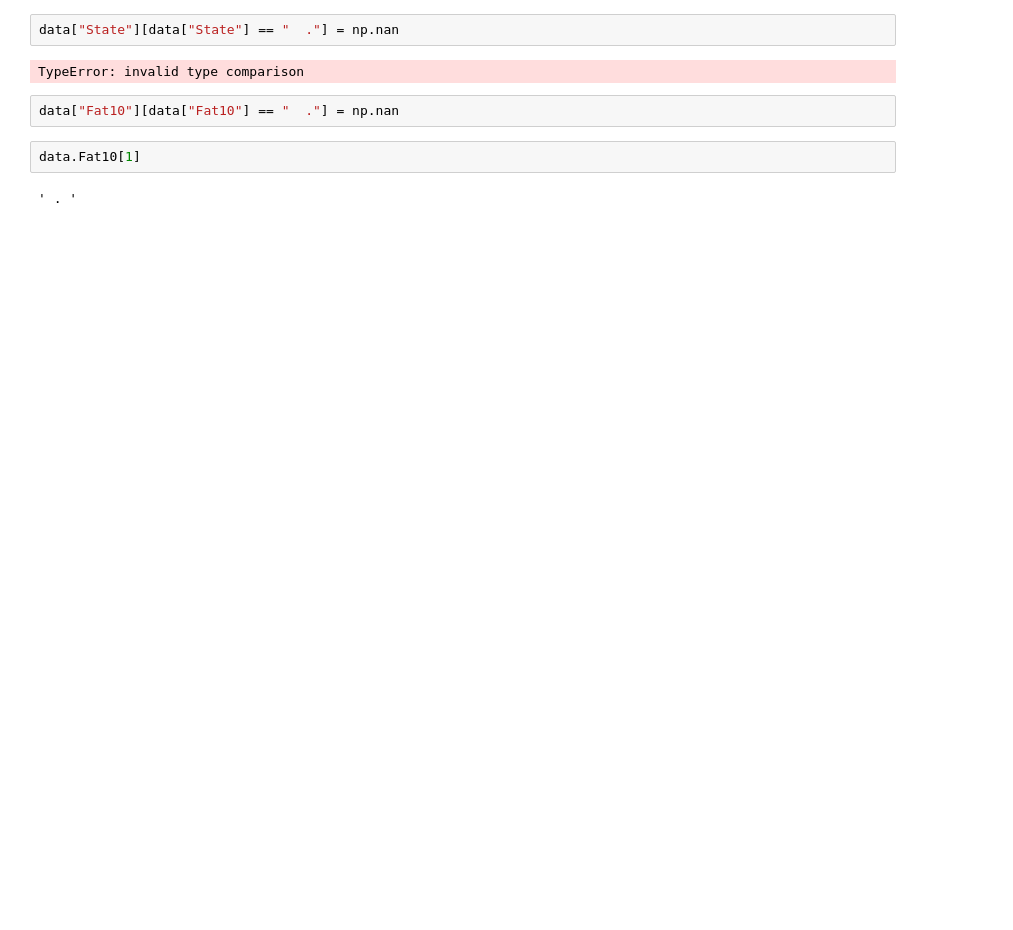
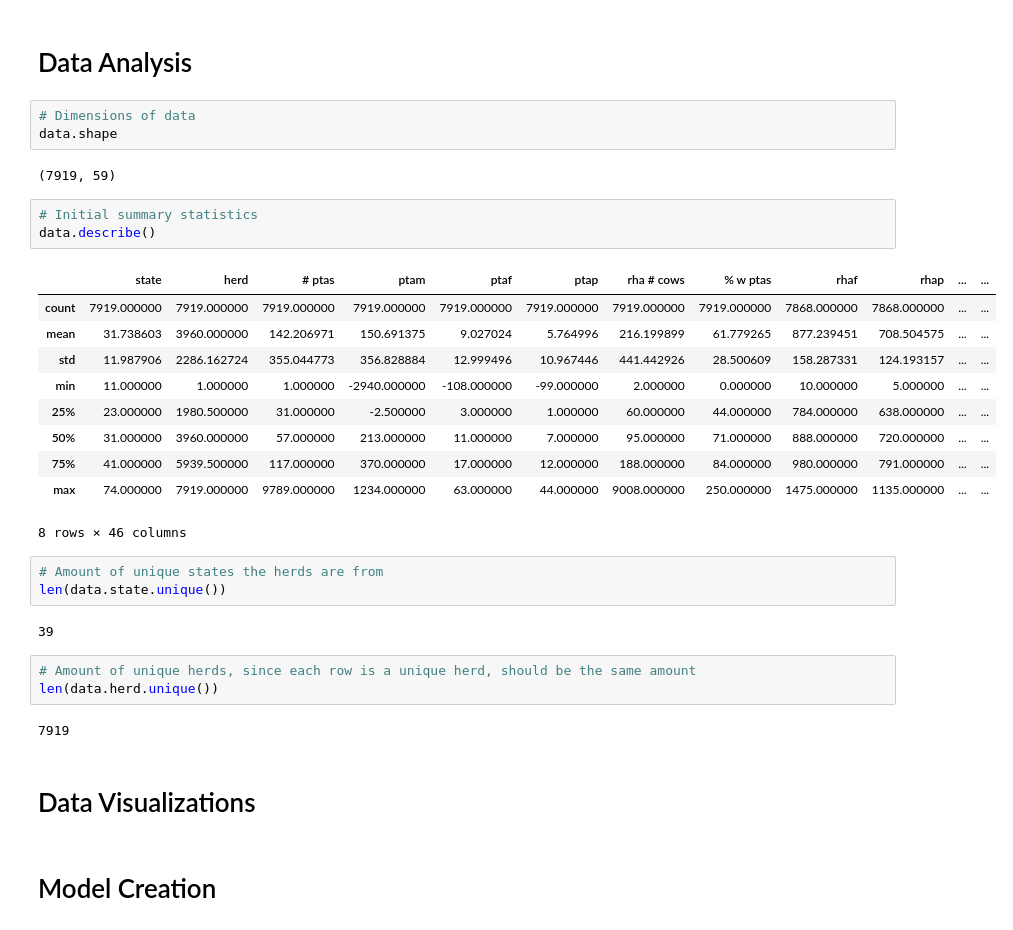
Before and after one commit to thebrianbn/cow_ml, a Jupyter notebook: milk_fat_prediction/milk_fat_analysis.ipynb, the cells around one changed output. Cells and saved outputs as stored; diff of their text form; blank space fills up the shorter version.

```diff
--- a/milk_fat_prediction/milk_fat_analysis.ipynb
+++ b/milk_fat_prediction/milk_fat_analysis.ipynb
@@ -39,10 +54,35 @@ data
-# %%
-data["State"][data["State"] == "  ."] = np.nan
-# %% [output]
-TypeError: invalid type comparison
-# %%
-data["Fat10"][data["Fat10"] == "  ."] = np.nan
-# %%
-data.Fat10[1]
-# %% [output]
-' . '
+# %% [markdown]
+# Data Analysis
+# %%
+# Dimensions of data
+data.shape
+# %% [output]
+(7919, 59)
+# %%
+# Initial summary statistics
+data.describe()
+# %% [output]
+|  | state | herd | # ptas | ptam | ptaf | ptap | rha # cows | % w ptas | rhaf | rhap | ... | ... |
+| count | 7919.000000 | 7919.000000 | 7919.000000 | 7919.000000 | 7919.000000 | 7919.000000 | 7919.000000 | 7919.000000 | 7868.000000 | 7868.000000 | ... | ... |
+| mean | 31.738603 | 3960.000000 | 142.206971 | 150.691375 | 9.027024 | 5.764996 | 216.199899 | 61.779265 | 877.239451 | 708.504575 | ... | ... |
+| std | 11.987906 | 2286.162724 | 355.044773 | 356.828884 | 12.999496 | 10.967446 | 441.442926 | 28.500609 | 158.287331 | 124.193157 | ... | ... |
+| min | 11.000000 | 1.000000 | 1.000000 | -2940.000000 | -108.000000 | -99.000000 | 2.000000 | 0.000000 | 10.000000 | 5.000000 | ... | ... |
+| 25% | 23.000000 | 1980.500000 | 31.000000 | -2.500000 | 3.000000 | 1.000000 | 60.000000 | 44.000000 | 784.000000 | 638.000000 | ... | ... |
+| 50% | 31.000000 | 3960.000000 | 57.000000 | 213.000000 | 11.000000 | 7.000000 | 95.000000 | 71.000000 | 888.000000 | 720.000000 | ... | ... |
+| 75% | 41.000000 | 5939.500000 | 117.000000 | 370.000000 | 17.000000 | 12.000000 | 188.000000 | 84.000000 | 980.000000 | 791.000000 | ... | ... |
+| max | 74.000000 | 7919.000000 | 9789.000000 | 1234.000000 | 63.000000 | 44.000000 | 9008.000000 | 250.000000 | 1475.000000 | 1135.000000 | ... | ... |
+8 rows × 46 columns
+# %%
+# Amount of unique states the herds are from
+len(data.state.unique())
+# %% [output]
+39
+# %%
+# Amount of unique herds, since each row is a unique herd, should be the same amount
+len(data.herd.unique())
+# %% [output]
+7919
+# %% [markdown]
+# Data Visualizations
+# %% [markdown]
+# Model Creation
```
Also changed, not shown: parts of 9 cells of this notebook.
